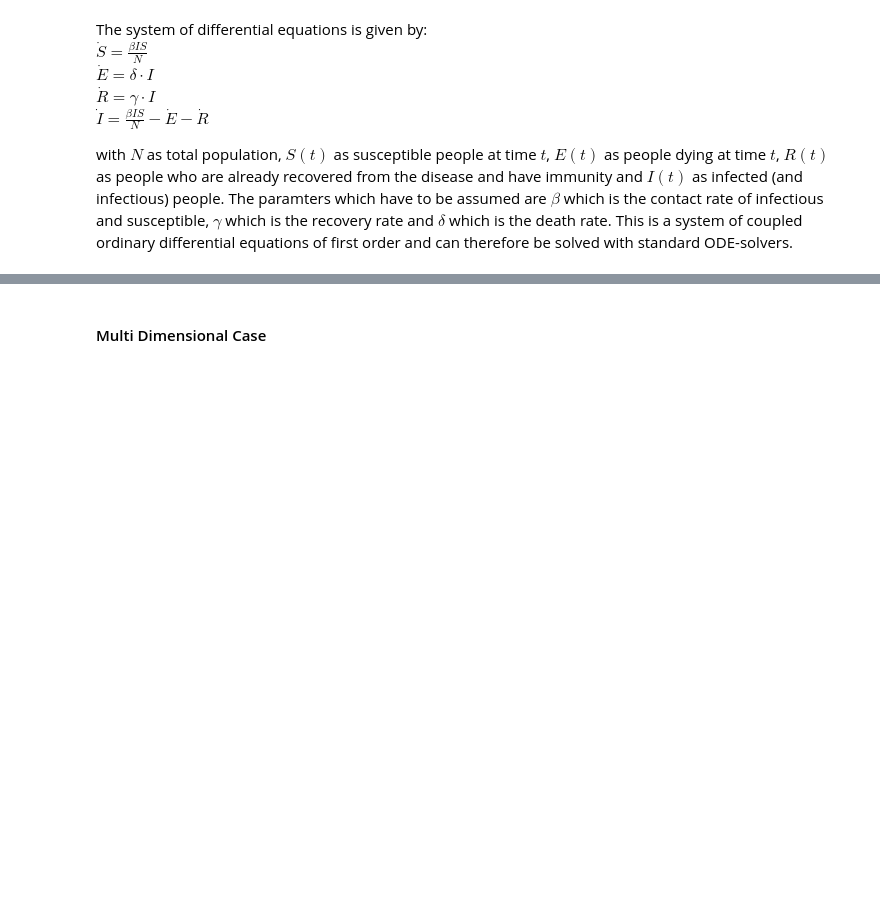
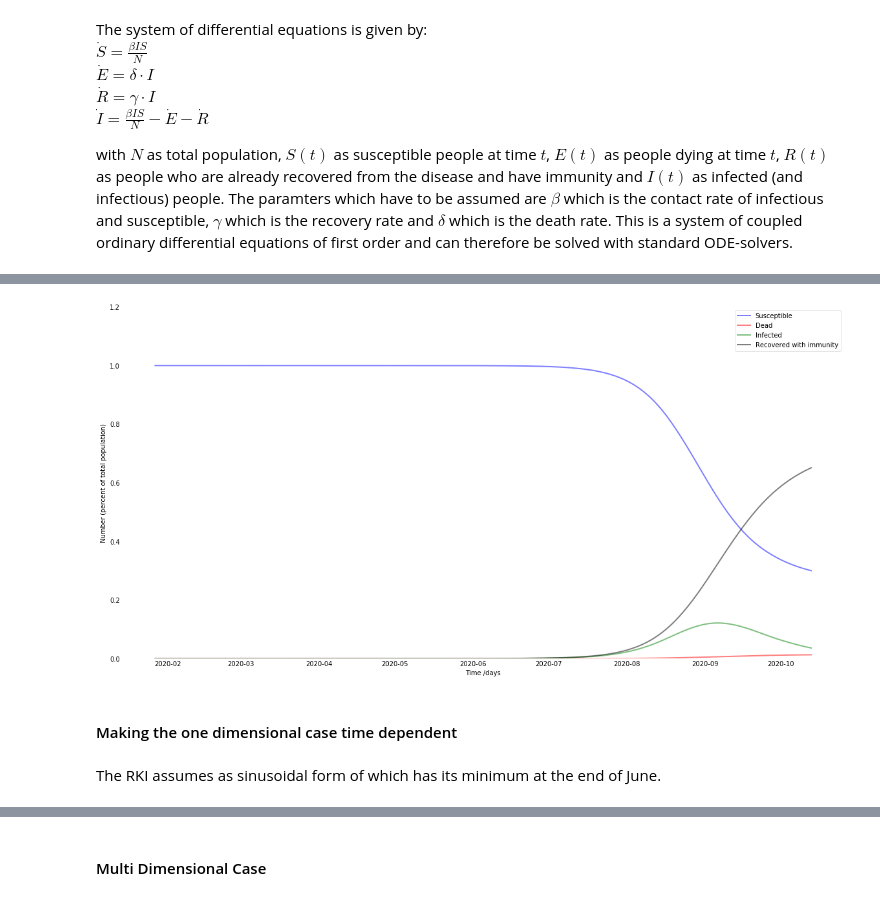
Before and after one commit to CloseChoice/FlatCurver, a Jupyter notebook: data_analysis/notebooks/simulate_SEIR_model.ipynb, the cells around one changed output, grey strips where cells are left out. Drawn from its saved outputs; the diff is of its cells as text; code cells hidden in the pictures; blank space fills up the shorter version.

```diff
--- a/data_analysis/notebooks/simulate_SEIR_model.ipynb
+++ b/data_analysis/notebooks/simulate_SEIR_model.ipynb
@@ -5,6 +6,8 @@ import numpy as np
 from scipy.integrate import solve_ivp
 import matplotlib.pyplot as plt
 %matplotlib inline
+# %%
+dates = pd.date_range('2020-01-27', '2021-12-31')  #data range for the whole year starting from the first point for which we have german data
 # %% [markdown]
 The system of differential equations is given by: <br/>
 $\dot{S}=\frac{\beta I S}{N}$ <br/>
@@ -27,4 +30,4 @@ gamma = 0.97/14  #recovery rate: 0.97 percent survive while the average infectio
 delta = 0.03/14  #death rate: 1-gamma
 N = 8*10e7  #german population
 # %%
-sol = solve_ivp(deriv, (0, 260), y0=[N-1, 0, 1, 0], t_eval = np.linspace(0, 260, 260))
+sol = solve_ivp(deriv, (0, 260), y0=[N-1, 0, 1, 0], t_eval = np.linspace(0, 260, 261))
@@ -52,0 +45,28 @@ for spine in ('top', 'right', 'bottom', 'left'):
+# %%
+def plotting_standards(ax):
+    ax.set_xlabel('Time /days')
+    ax.set_ylabel('Number (percent of total population)')
+    ax.set_ylim(0,1.2)
+    ax.yaxis.set_tick_params(length=0)
+    ax.xaxis.set_tick_params(length=0)
+    ax.grid(b=True, which='major', c='w', lw=2, ls='-')
+    legend = ax.legend()
+    legend.get_frame().set_alpha(0.5)
+    for spine in ('top', 'right', 'bottom', 'left'):
+        ax.spines[spine].set_visible(False)
+def plot_one_dim(sol):
+    fig = plt.figure(facecolor='w', figsize=(20,10))
+    ax = fig.add_subplot(111, axisbelow=True)
+    ax.plot(dates[sol.t.astype(int)], sol.y[0,:]/N, 'b', alpha=0.5, lw=2, label=f'Susceptible')
+    ax.plot(dates[sol.t.astype(int)], sol.y[1,:]/N, 'r', alpha=0.5, lw=2, label=f'Dead')
+    ax.plot(dates[sol.t.astype(int)], sol.y[2,:]/N, 'g', alpha=0.5, lw=2, label=f'Infected')
+    ax.plot(dates[sol.t.astype(int)], sol.y[3,:]/N, 'black', alpha=0.5, lw=2, label=f'Recovered with immunity')
+    plotting_standards(ax)
+
+plot_one_dim(sol)
+# %% [output]
+[figure, added]
+# %% [markdown]
+#### Making the one dimensional case time dependent
+# %% [markdown]
+The RKI assumes as sinusoidal form of which has its minimum at the end of June.
```
Also changed, not shown: parts of 16 cells of this notebook, 2 other files.
